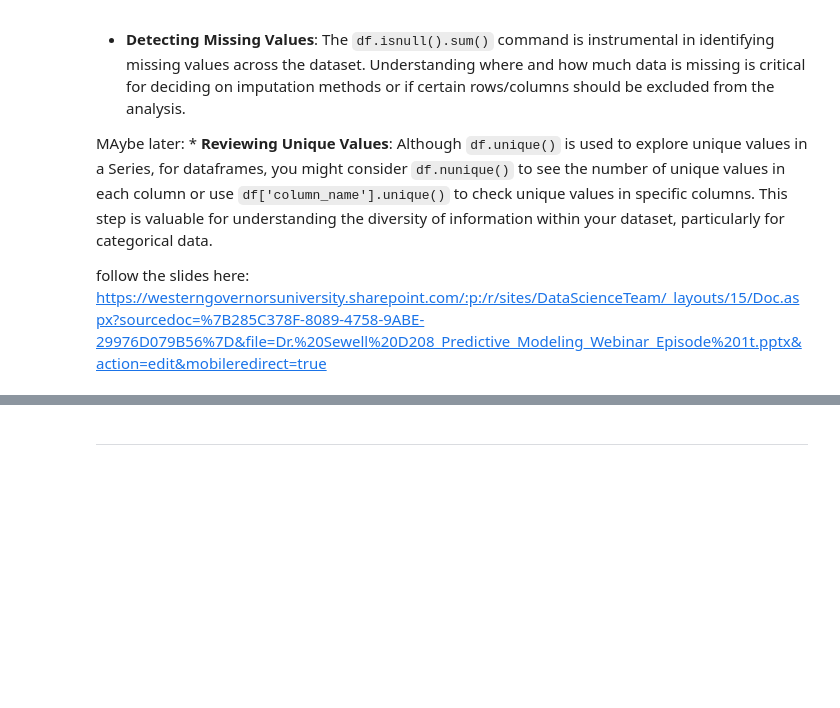
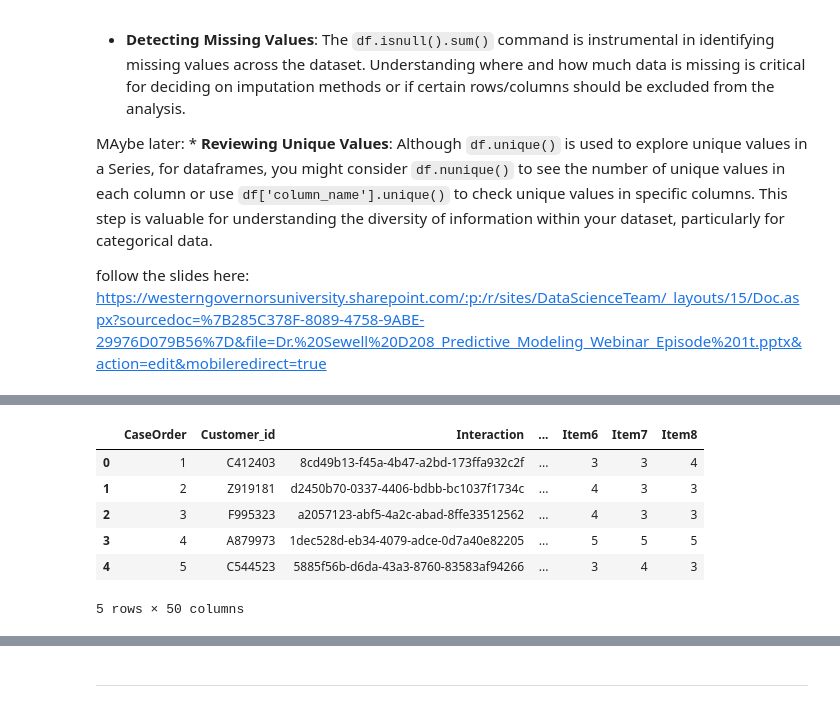
Before and after one commit to vertigoa/master, a Jupyter notebook: d208_task_1.ipynb, the cells around one changed output, grey strips where cells are left out. Drawn from its saved outputs; the diff is of its cells as text; code cells hidden in the pictures; blank space fills up the shorter version.

```diff
--- a/d208_task_1.ipynb
+++ b/d208_task_1.ipynb
@@ -104,0 +136,17 @@ follow the slides here: https://westerngovernorsuniversity.sharepoint.com/:p:/r/
+# %%
+# import the data and read it into a dataframe
+df = pd.read_csv('D208_templates/medical_clean.csv')
+
+# Set the maximum number of columns to display to 6 to save space for exersize
+# pd.set_option('display.max_columns', 6)
+
+# Display the first five rows of the data
+df.head()
+# %% [output]
+|  | CaseOrder | Customer_id | Interaction | ... | Item6 | Item7 | Item8 |
+| 0 | 1 | C412403 | 8cd49b13-f45a-4b47-a2bd-173ffa932c2f | ... | 3 | 3 | 4 |
+| 1 | 2 | Z919181 | d2450b70-0337-4406-bdbb-bc1037f1734c | ... | 4 | 3 | 3 |
+| 2 | 3 | F995323 | a2057123-abf5-4a2c-abad-8ffe33512562 | ... | 4 | 3 | 3 |
+| 3 | 4 | A879973 | 1dec528d-eb34-4079-adce-0d7a40e82205 | ... | 5 | 5 | 5 |
+| 4 | 5 | C544523 | 5885f56b-d6da-43a3-8760-83583af94266 | ... | 3 | 4 | 3 |
+5 rows × 50 columns
```
Also changed, not shown: parts of 14 cells of this notebook, 5 other files.
